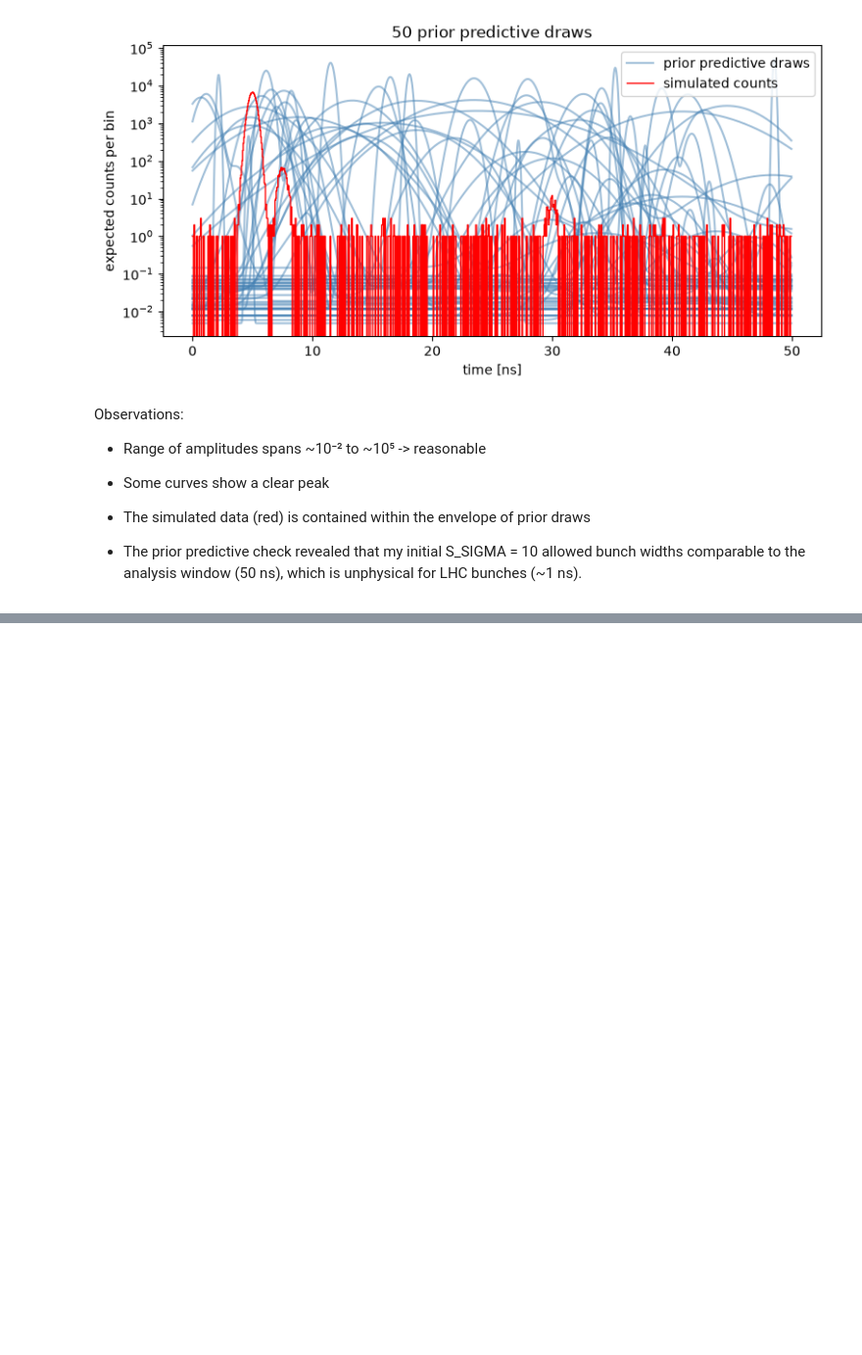
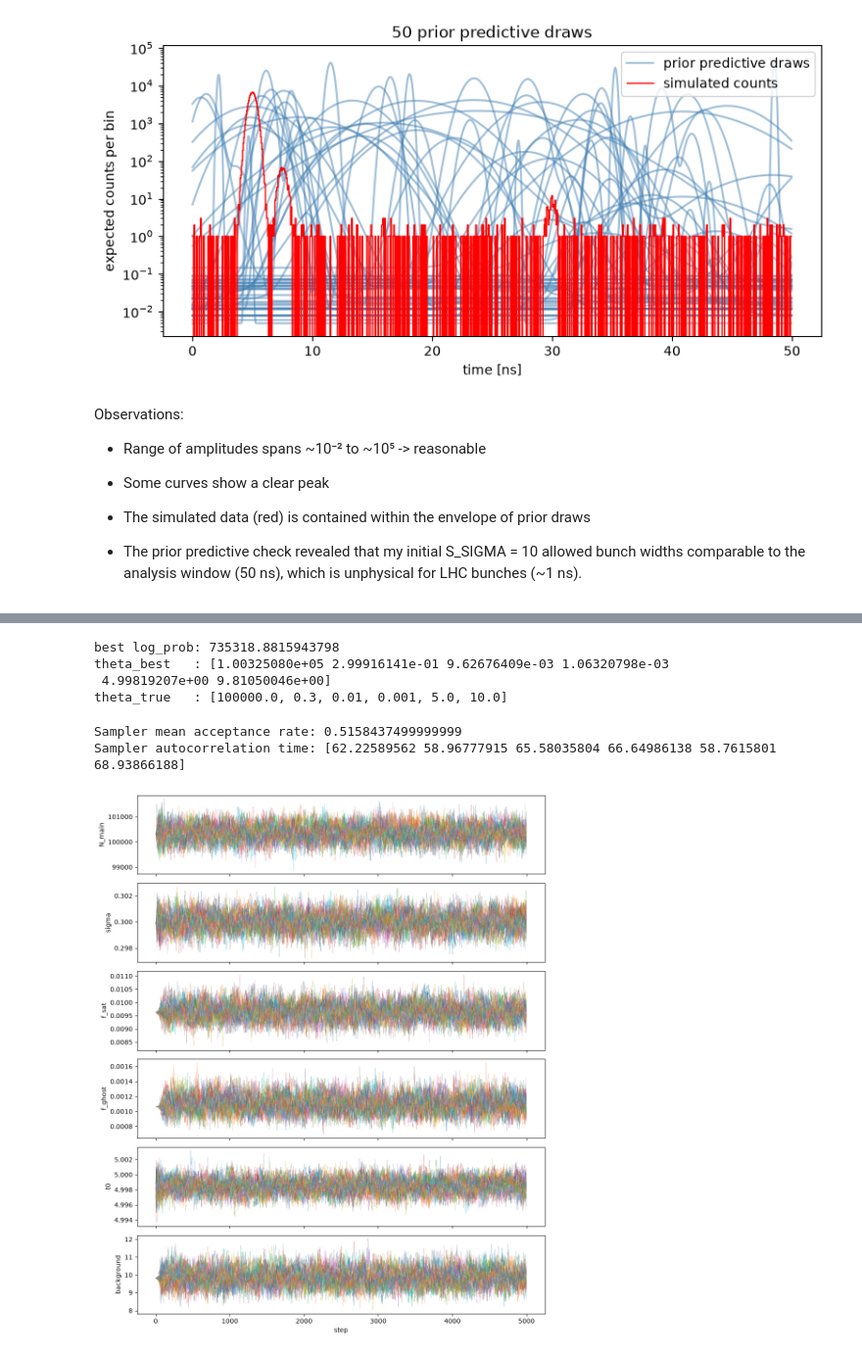
Before and after one commit to lauradmch/bsrl-bayesian-bunch-fit, a Jupyter notebook: notebooks/01_fit.ipynb, the cells around one changed output, grey strips where cells are left out. Shown at 98% size. Drawn from its saved outputs; the diff is of its cells as text; code cells hidden in the pictures; blank space fills up the shorter version.

```diff
--- a/notebooks/01_fit.ipynb
+++ b/notebooks/01_fit.ipynb
@@ -133,0 +214,37 @@ Observations:
+# %%
+# short burn-in then find the best walker
+theta_true = [1e5, 0.3, 1e-2, 1e-3, 5.0, 10.0]
+
+sampler_burn = run_mcmc(theta_true, t_grid, counts, nwalkers=32, nsteps=1000, seed=42)
+lp = sampler_burn.get_log_prob()  # shape (nsteps, nwalkers)
+best_step, best_walker = np.unravel_index(np.argmax(lp), lp.shape)
+theta_best = sampler_burn.get_chain()[best_step, best_walker]
+print("best log_prob:", lp[best_step, best_walker])
+print("theta_best   :", theta_best)
+print("theta_true   :", theta_true)
+# %% [output]
+best log_prob: 735318.8815943798
+theta_best   : [1.00325080e+05 2.99916141e-01 9.62676409e-03 1.06320798e-03
+ 4.99819207e+00 9.81050046e+00]
+theta_true   : [100000.0, 0.3, 0.01, 0.001, 5.0, 10.0]
+# %%
+# restart around theta_best (fresh backend, fresh sampler)
+backend = emcee.backends.HDFBackend("../results/chain_m3.h5")  # will be reset inside run_mcmc
+sampler = run_mcmc(theta_best, t_grid, counts, nwalkers=32, nsteps=5000, seed=43, backend=backend)
+# %%
+print("Sampler mean acceptance rate:", sampler.acceptance_fraction.mean())
+print("Sampler autocorrelation time:", sampler.get_autocorr_time())
+# plotting the traces
+chain = sampler.get_chain()  # (nsteps, nwalkers, ndim)
+names = ["N_main", "sigma", "f_sat", "f_ghost", "t0", "background"]
+
+fig, axes = plt.subplots(6, 1, figsize=(10, 12), sharex=True)
+for i, ax in enumerate(axes):
+    ax.plot(chain[:, :, i], alpha=0.4, lw=0.5)
+    ax.set_ylabel(names[i])
+axes[-1].set_xlabel("step")
+plt.tight_layout()
+# %% [output]
+Sampler mean acceptance rate: 0.5158437499999999
+Sampler autocorrelation time: [62.22589562 58.96777915 65.58035804 66.64986138 58.7615801  68.93866188]
+[figure, added]
```
Also changed, not shown: parts of 16 cells of this notebook, 3 other files.
